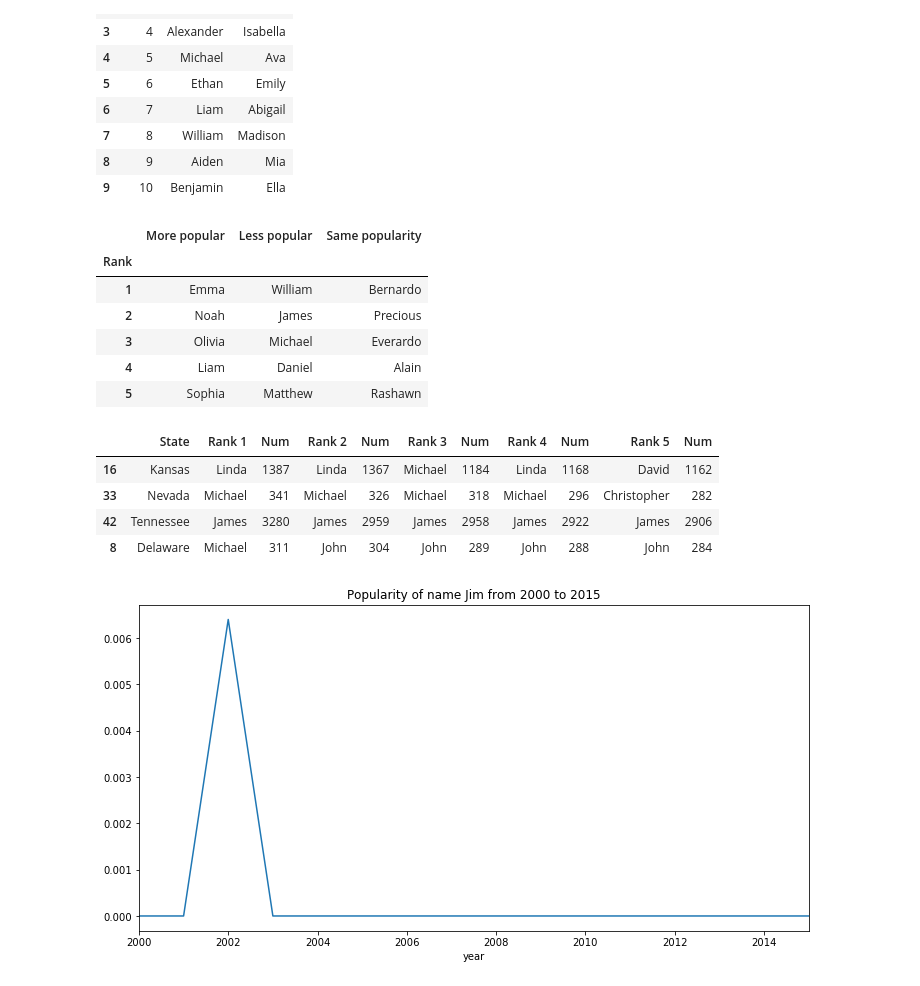
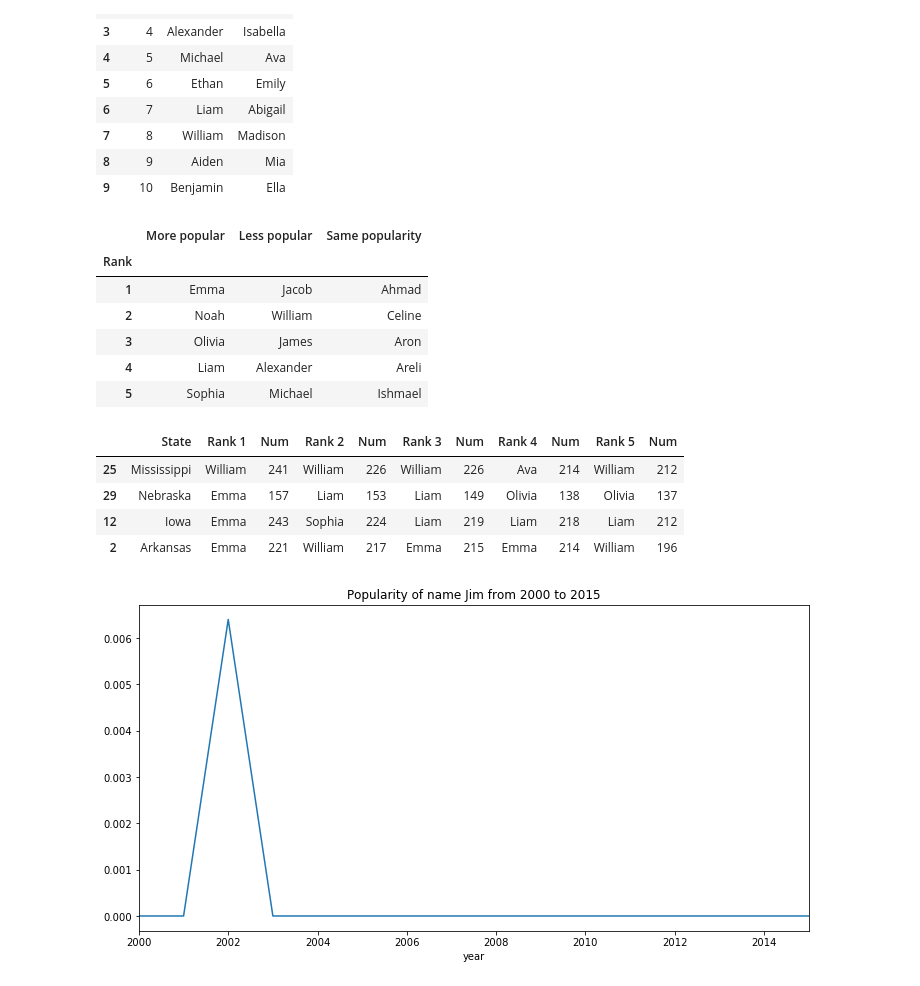
Before and after one commit to lucacolombomsia/BabyNames, a Jupyter notebook: FINAL_Babynames.ipynb, the cells around one changed output. Cells and saved outputs as stored; diff of their text form; code cells hidden in the pictures.

```diff
--- a/FINAL_Babynames.ipynb
+++ b/FINAL_Babynames.ipynb
@@ -271,23 +286,23 @@ s.Top10BabyNames(state = ["IL", "MI"], year = [2011, 2012])
 | 8 | 9 | Aiden | Mia |
 | 9 | 10 | Benjamin | Ella |
 # %%
-s.ChangeOfPopularity(fromYear = 1975, toYear = 2015, top = 5)
+s.ChangeOfPopularity(fromYear=2000, toYear=2015, top=5)
 # %% [output]
 |  | More popular | Less popular | Same popularity |
 | Rank |  |  |  |
-| 1 | Emma | William | Bernardo |
-| 2 | Noah | James | Precious |
-| 3 | Olivia | Michael | Everardo |
-| 4 | Liam | Daniel | Alain |
-| 5 | Sophia | Matthew | Rashawn |
+| 1 | Emma | Jacob | Ahmad |
+| 2 | Noah | William | Celine |
+| 3 | Olivia | James | Aron |
+| 4 | Liam | Alexander | Areli |
+| 5 | Sophia | Michael | Ishmael |
 # %%
-s.Top5NamesPerYear(year = "", sex = ["F", "M"]).sample(4)
+s.Top5NamesPerYear(year = [2012,2013,2014,2015]).sample(4)
 # %% [output]
 |  | State | Rank 1 | Num | Rank 2 | Num | Rank 3 | Num | Rank 4 | Num | Rank 5 | Num |
-| 16 | Kansas | Linda | 1387 | Linda | 1367 | Michael | 1184 | Linda | 1168 | David | 1162 |
-| 33 | Nevada | Michael | 341 | Michael | 326 | Michael | 318 | Michael | 296 | Christopher | 282 |
-| 42 | Tennessee | James | 3280 | James | 2959 | James | 2958 | James | 2922 | James | 2906 |
-| 8 | Delaware | Michael | 311 | John | 304 | John | 289 | John | 288 | John | 284 |
+| 25 | Mississippi | William | 241 | William | 226 | William | 226 | Ava | 214 | William | 212 |
+| 29 | Nebraska | Emma | 157 | Liam | 153 | Liam | 149 | Olivia | 138 | Olivia | 137 |
+| 12 | Iowa | Emma | 243 | Sophia | 224 | Liam | 219 | Liam | 218 | Liam | 212 |
+| 2 | Arkansas | Emma | 221 | William | 217 | Emma | 215 | Emma | 214 | William | 196 |
 # %%
 s.NamePopularityPlot()
 # %% [output]
```
Also changed, not shown: parts of 16 cells of this notebook, 1 other file.
